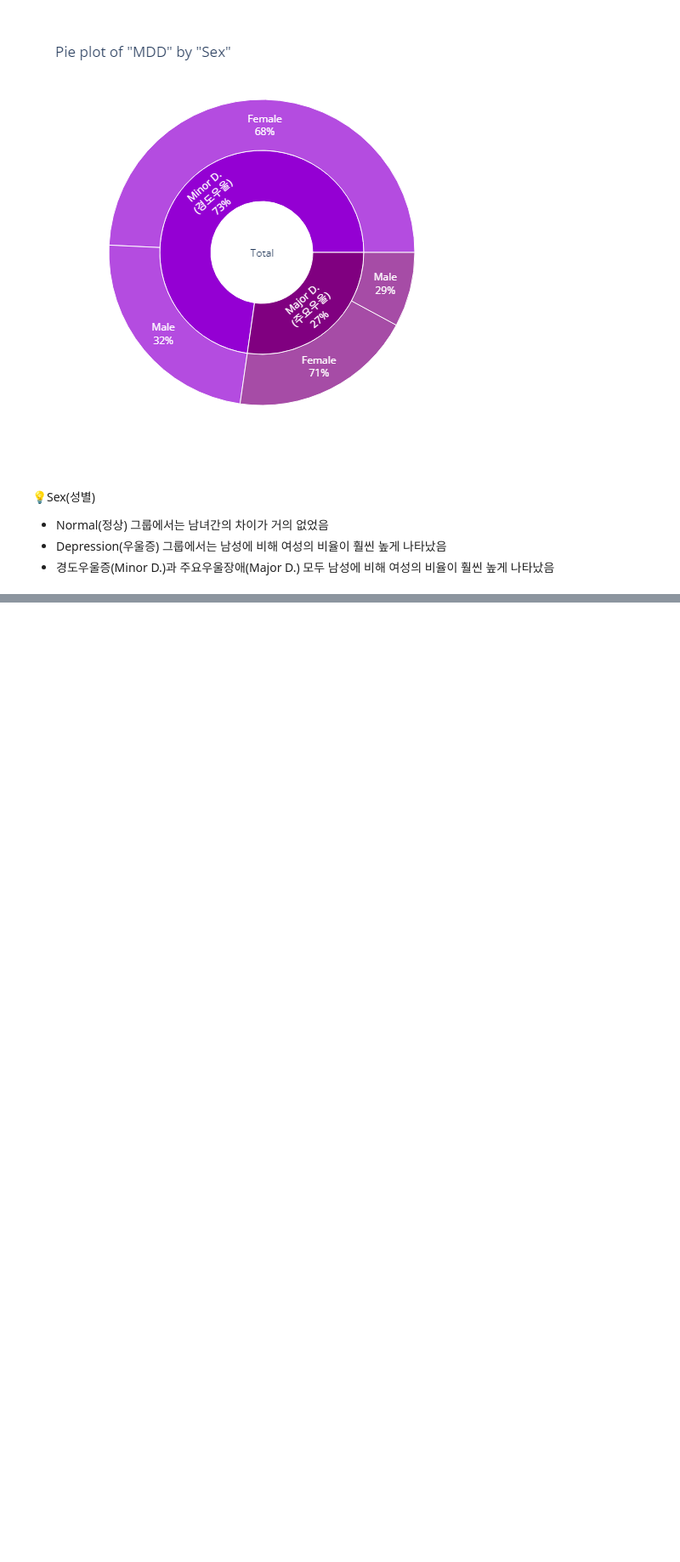
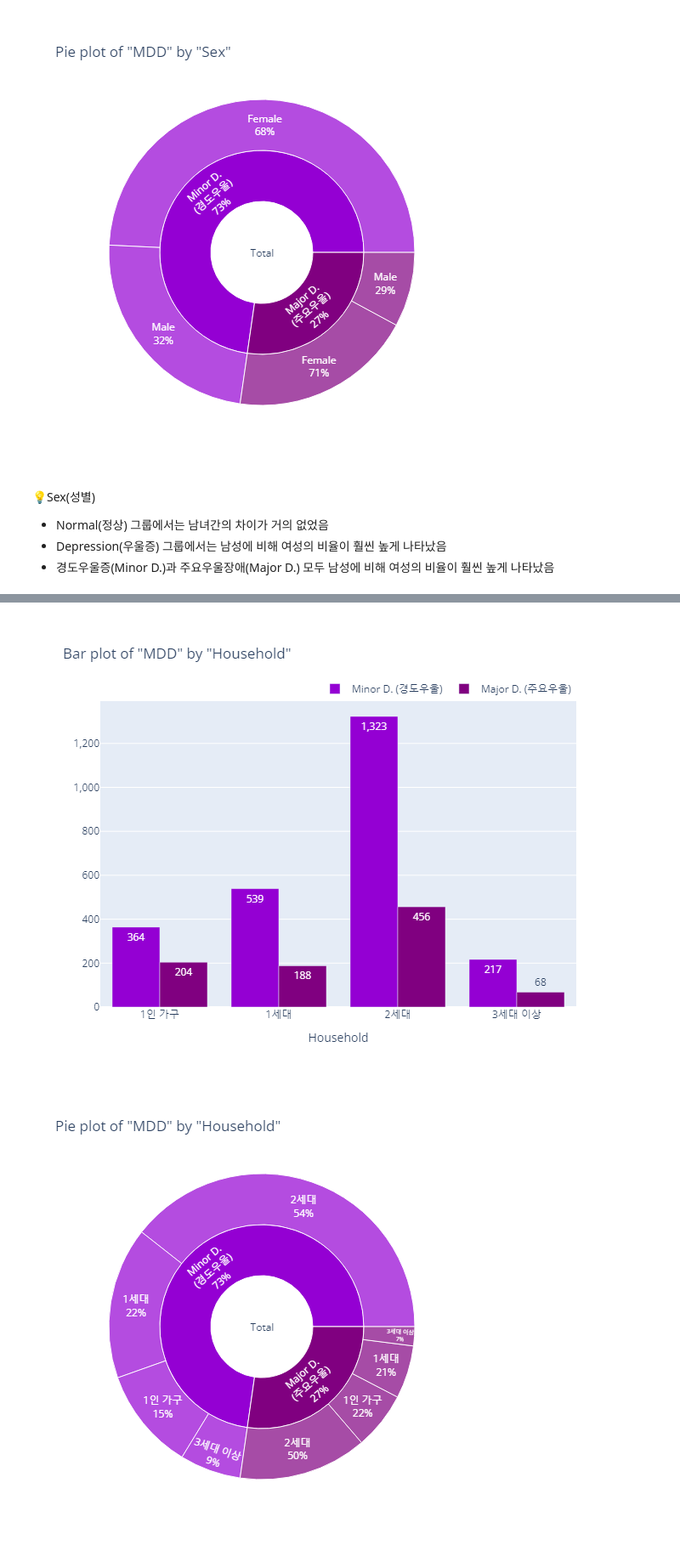
Before and after one commit to kyungjaecheong/Kor-DEEPression, a Jupyter notebook: 2_Modeling/2-2_EDA.ipynb, the cells around one changed output, grey strips where cells are left out. Shown at 85% size. Saved outputs shown, nothing was run; the diff lists cells and outputs as text; code cells hidden in the pictures; blank space fills up the shorter version.

```diff
--- a/2_Modeling/2-2_EDA.ipynb
+++ b/2_Modeling/2-2_EDA.ipynb
@@ -844,0 +836,6 @@ pie_category(target='depression', col='education')
+# %%
+bar_category(target='MDD', col='household', order_list=household_order)
+pie_category(target='MDD', col='household')
+# %% [output]
+[figure, added]
+[figure, added]
```
Also changed, not shown: parts of 38 cells of this notebook.
